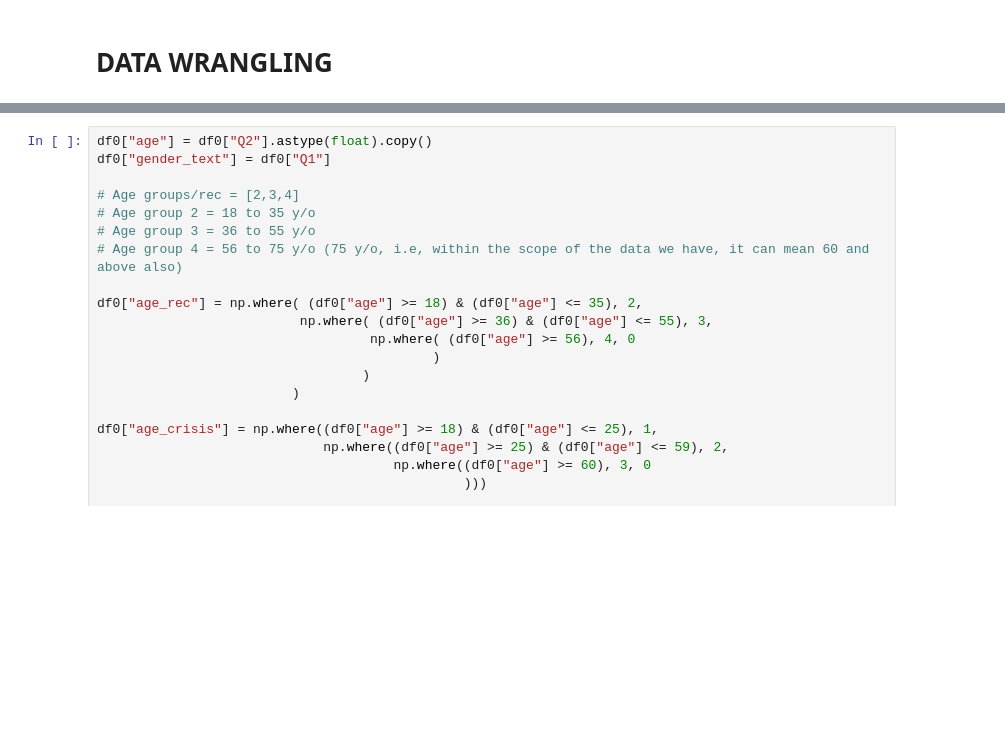
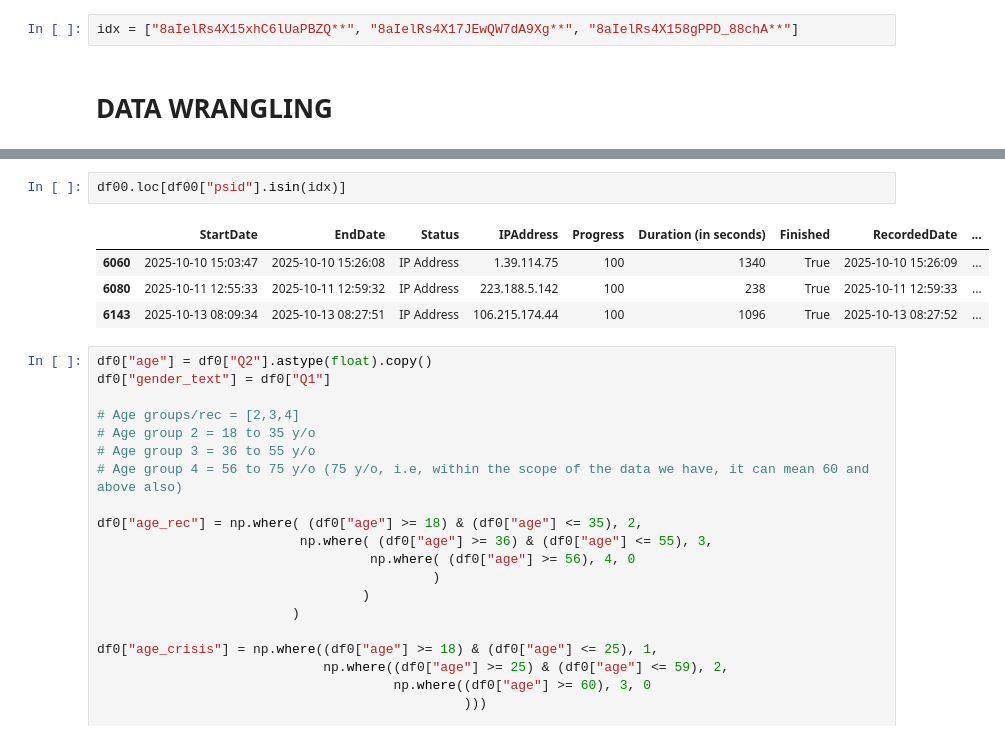
Before and after one commit to Leshleon/risk-literacy, a Jupyter notebook: data_analysis/new_code/india_dynata2/160925_India_Dynata2.ipynb, the cells around one changed output, grey strips where cells are left out. Saved outputs shown, nothing was run; the diff lists cells and outputs as text; blank space fills up the shorter version.

```diff
--- a/data_analysis/new_code/india_dynata2/160925_India_Dynata2.ipynb
+++ b/data_analysis/new_code/india_dynata2/160925_India_Dynata2.ipynb
@@ -16,6 +16,8 @@ from tqdm import tqdm
 tqdm.pandas()
 # %%
 import_folder_path = rf"../../data_cleaned/india/dynata2"
+# %%
+idx = ["8aIelRs4X15xhC6lUaPBZQ**", "8aIelRs4X17JEwQW7dA9Xg**", "8aIelRs4X158gPPD_88chA**"]
 # %% [markdown]
 # DATA WRANGLING
 # %%
@@ -81,3 +95,10 @@ Post removing <0.5 median time responses: 1585
+# %%
+df00.loc[df00["psid"].isin(idx)]
+# %% [output]
+|  | StartDate | EndDate | Status | IPAddress | Progress | Duration (in seconds) | Finished | RecordedDate | ... |
+| 6060 | 2025-10-10 15:03:47 | 2025-10-10 15:26:08 | IP Address | 1.39.114.75 | 100 | 1340 | True | 2025-10-10 15:26:09 | ... |
+| 6080 | 2025-10-11 12:55:33 | 2025-10-11 12:59:32 | IP Address | 223.188.5.142 | 100 | 238 | True | 2025-10-11 12:59:33 | ... |
+| 6143 | 2025-10-13 08:09:34 | 2025-10-13 08:27:51 | IP Address | 106.215.174.44 | 100 | 1096 | True | 2025-10-13 08:27:52 | ... |
 # %%
 df0["age"] = df0["Q2"].astype(float).copy()
 df0["gender_text"] = df0["Q1"]
```
Also changed, not shown: parts of 21 cells of this notebook, 3 other files.
